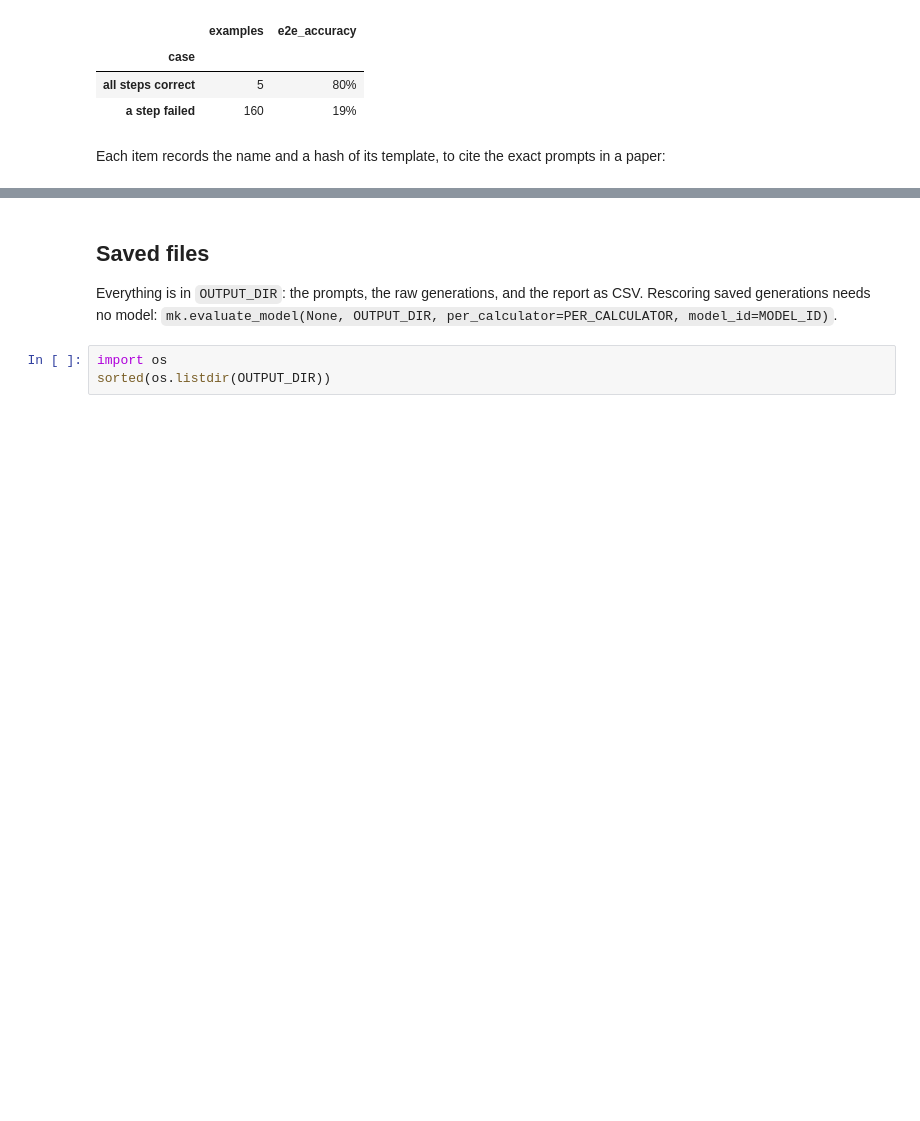
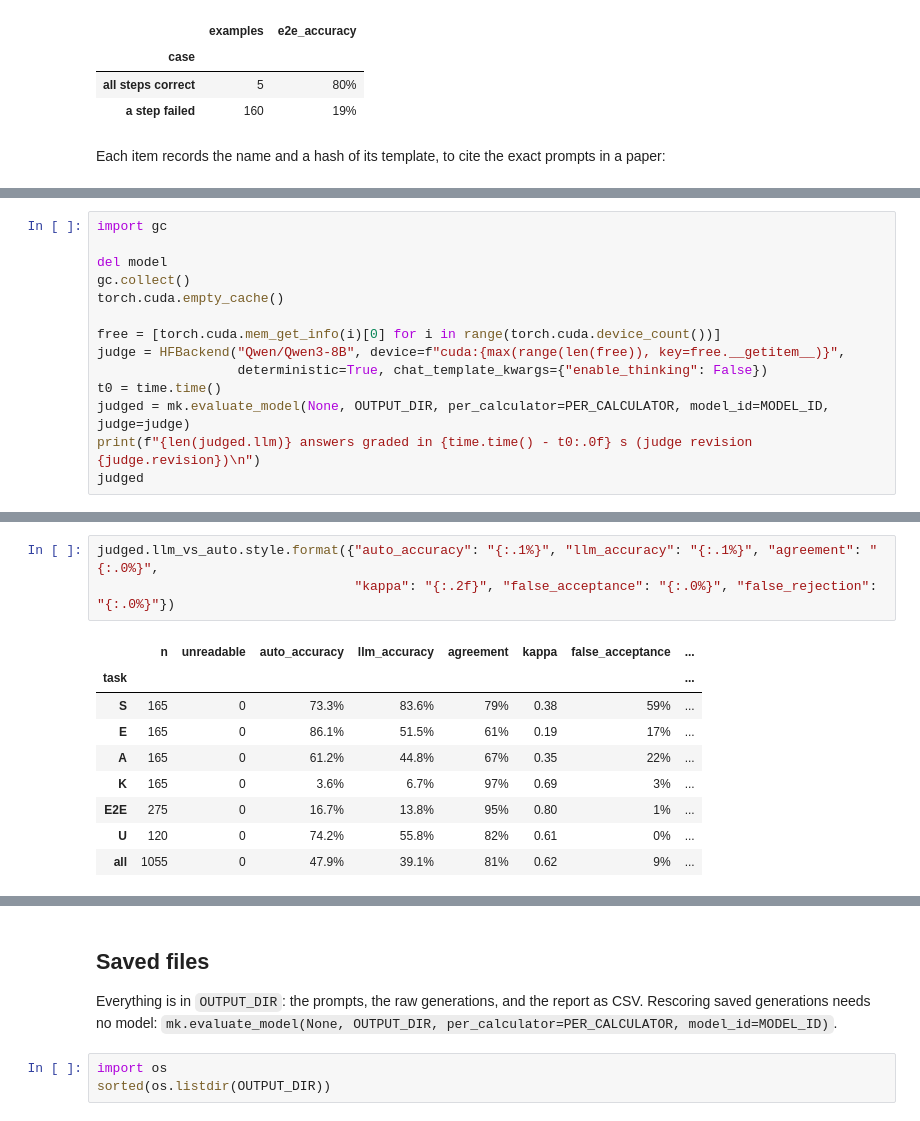
Before and after one commit to houenagnon/medcalc-kit, a Jupyter notebook: examples/evaluate_model.ipynb, the cells around one changed output, grey strips where cells are left out. Drawn from its saved outputs; the diff is of its cells as text; blank space fills up the shorter version.

```diff
--- a/examples/evaluate_model.ipynb
+++ b/examples/evaluate_model.ipynb
@@ -270,0 +291,14 @@ robust.items.groupby(["probe", "template"], sort=False).template_hash.first().re
+# %%
+import gc
+
+del model
+gc.collect()
+torch.cuda.empty_cache()
+
+free = [torch.cuda.mem_get_info(i)[0] for i in range(torch.cuda.device_count())]
+judge = HFBackend("Qwen/Qwen3-8B", device=f"cuda:{max(range(len(free)), key=free.__getitem__)}",
+                  deterministic=True, chat_template_kwargs={"enable_thinking": False})
+t0 = time.time()
+judged = mk.evaluate_model(None, OUTPUT_DIR, per_calculator=PER_CALCULATOR, model_id=MODEL_ID, judge=judge)
+print(f"{len(judged.llm)} answers graded in {time.time() - t0:.0f} s (judge revision {judge.revision})\n")
+judged
@@ -270,0 +318,13 @@ robust.items.groupby(["probe", "template"], sort=False).template_hash.first().re
+# %%
+judged.llm_vs_auto.style.format({"auto_accuracy": "{:.1%}", "llm_accuracy": "{:.1%}", "agreement": "{:.0%}",
+                                 "kappa": "{:.2f}", "false_acceptance": "{:.0%}", "false_rejection": "{:.0%}"})
+# %% [output]
+|  | n | unreadable | auto_accuracy | llm_accuracy | agreement | kappa | false_acceptance | ... |
+| task |  |  |  |  |  |  |  | ... |
+| S | 165 | 0 | 73.3% | 83.6% | 79% | 0.38 | 59% | ... |
+| E | 165 | 0 | 86.1% | 51.5% | 61% | 0.19 | 17% | ... |
+| A | 165 | 0 | 61.2% | 44.8% | 67% | 0.35 | 22% | ... |
+| K | 165 | 0 | 3.6% | 6.7% | 97% | 0.69 | 3% | ... |
+| E2E | 275 | 0 | 16.7% | 13.8% | 95% | 0.80 | 1% | ... |
+| U | 120 | 0 | 74.2% | 55.8% | 82% | 0.61 | 0% | ... |
+| all | 1055 | 0 | 47.9% | 39.1% | 81% | 0.62 | 9% | ... |
```
Also changed, not shown: parts of 17 cells of this notebook, 2 other files.
